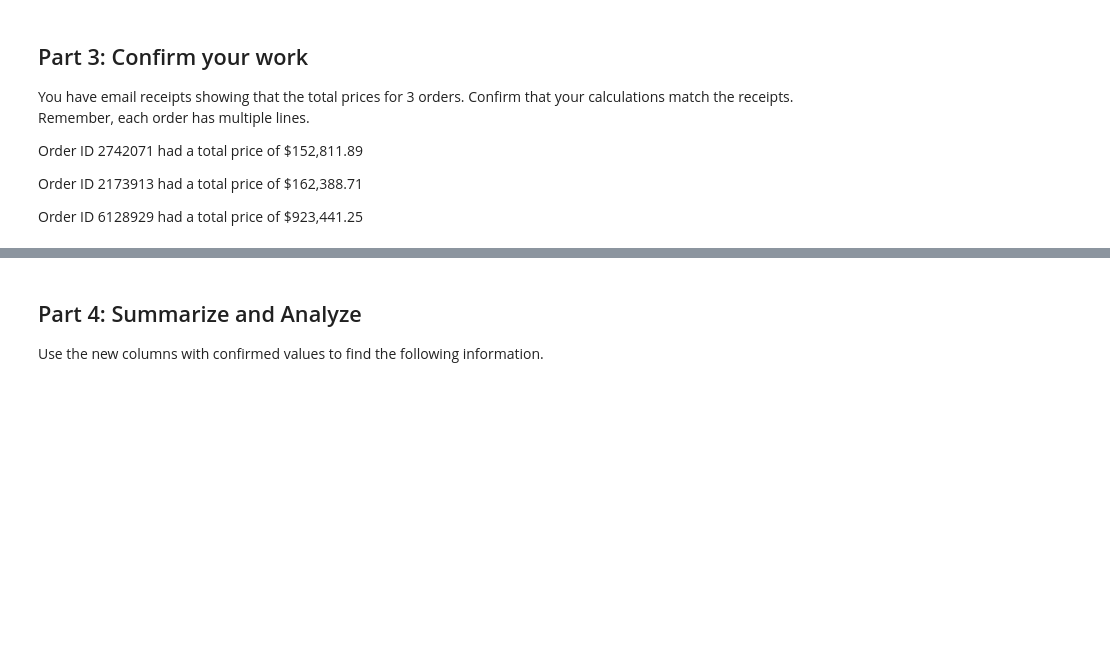
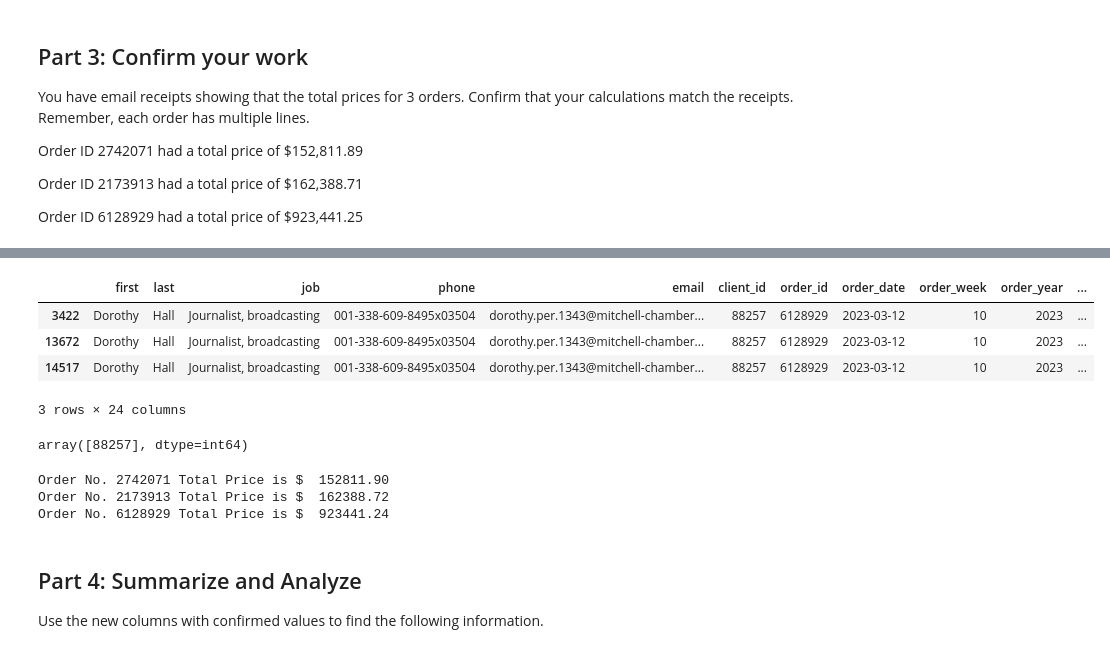
Before and after one commit to azcafriz13/pandas-challenge-1, a Jupyter notebook: wholesale_data_analysis_starter_code.ipynb, the cells around one changed output, grey strips where cells are left out. Cells and saved outputs as stored; diff of their text form; code cells hidden in the pictures; blank space fills up the shorter version.

```diff
--- a/wholesale_data_analysis_starter_code.ipynb
+++ b/wholesale_data_analysis_starter_code.ipynb
@@ -265,3 +335,34 @@ Order 6128929 total: $923441.25
+# %%
+# View Order 3 data
+order_3_df = df.loc[df['order_id'] == order_3]
+order_3_df.head(3)
+# %% [output]
+|  | first | last | job | phone | email | client_id | order_id | order_date | order_week | order_year | ... |
+| 3422 | Dorothy | Hall | Journalist, broadcasting | 001-338-609-8495x03504 | dorothy.per.1343@mitchell-chamber... | 88257 | 6128929 | 2023-03-12 | 10 | 2023 | ... |
+| 13672 | Dorothy | Hall | Journalist, broadcasting | 001-338-609-8495x03504 | dorothy.per.1343@mitchell-chamber... | 88257 | 6128929 | 2023-03-12 | 10 | 2023 | ... |
+| 14517 | Dorothy | Hall | Journalist, broadcasting | 001-338-609-8495x03504 | dorothy.per.1343@mitchell-chamber... | 88257 | 6128929 | 2023-03-12 | 10 | 2023 | ... |
+3 rows × 24 columns
+# %%
+# Verify that this order number is only 1 purchaser (fault detection)
+order_3_df['client_id'].unique()
+# %% [output]
+array([88257], dtype=int64)
+# %%
+# Sum the Total_Price Column for Each Order Number Total Price
+order_1_total_price = order_1_df["Total_Price"].sum()
+order_2_total_price = order_2_df["Total_Price"].sum()
+order_3_total_price = order_3_df["Total_Price"].sum()
+# print(f"Order No. {order_1} Total Price is $ {order_1_total_price: .2f}")
+# Multiline f-strings
+print(
+    f"Order No. {order_1} Total Price is $ {order_1_total_price: .2f}\n"
+    + f"Order No. {order_2} Total Price is $ {order_2_total_price: .2f}\n"
+    + f"Order No. {order_3} Total Price is $ {order_3_total_price: .2f}"
+)
+# %% [output]
+Order No. 2742071 Total Price is $  152811.90
+Order No. 2173913 Total Price is $  162388.72
+Order No. 6128929 Total Price is $  923441.24
 # %% [markdown]
 ## Part 4: Summarize and Analyze
 Use the new columns with confirmed values to find the following information.
```
Also changed, not shown: parts of 12 cells of this notebook.
